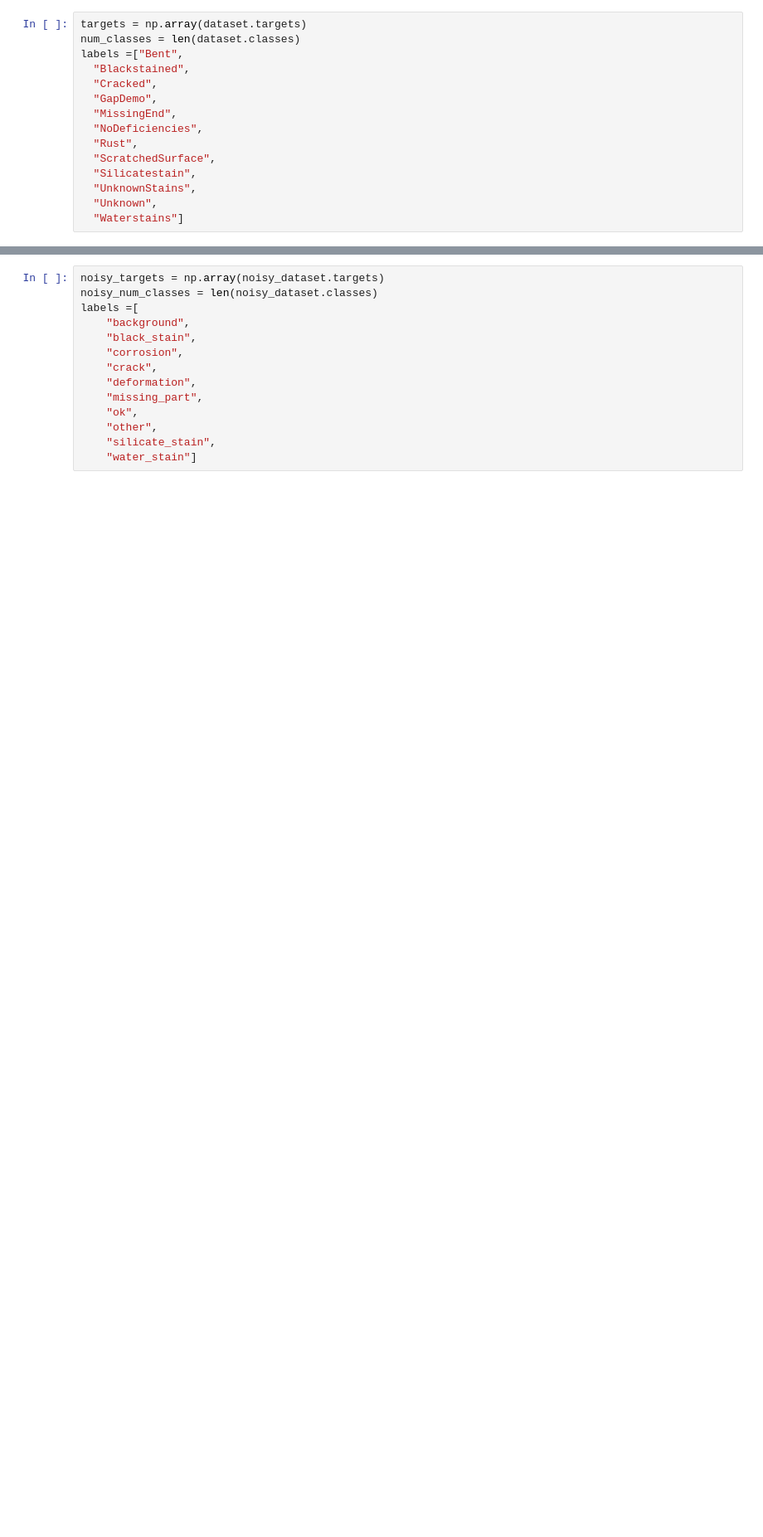
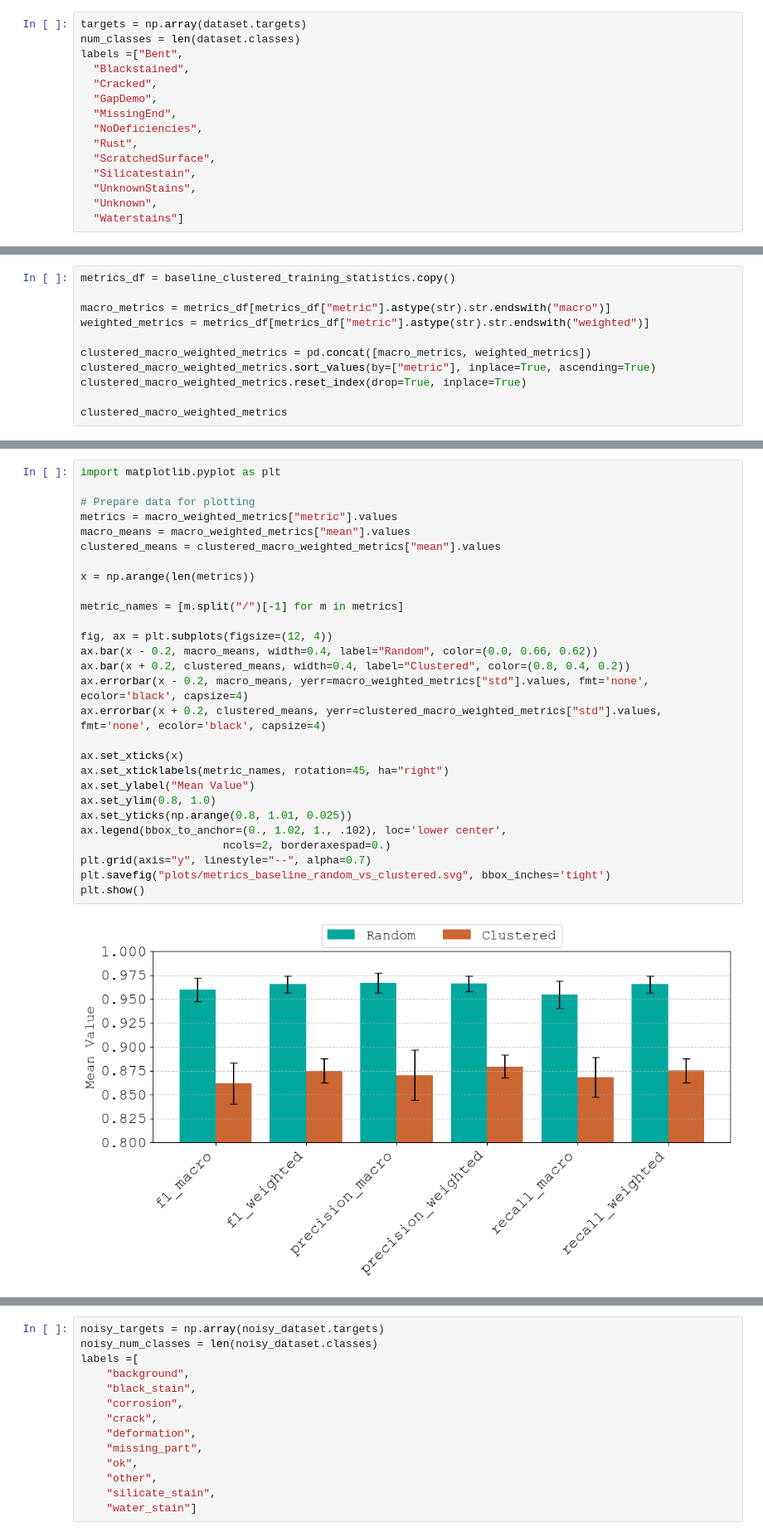
Before and after one commit to LukasBenner/NoisyLabelDefectDetection, a Jupyter notebook: notebooks/plots.ipynb, the cells around one changed output, grey strips where cells are left out. Shown at 83% size. Cells and saved outputs as stored; diff of their text form; blank space fills up the shorter version.

```diff
--- a/notebooks/plots.ipynb
+++ b/notebooks/plots.ipynb
@@ -55,0 +89,11 @@ plt.show()
+# %%
+metrics_df = baseline_clustered_training_statistics.copy()
+
+macro_metrics = metrics_df[metrics_df["metric"].astype(str).str.endswith("macro")]
+weighted_metrics = metrics_df[metrics_df["metric"].astype(str).str.endswith("weighted")]
+
+clustered_macro_weighted_metrics = pd.concat([macro_metrics, weighted_metrics])
+clustered_macro_weighted_metrics.sort_values(by=["metric"], inplace=True, ascending=True)
+clustered_macro_weighted_metrics.reset_index(drop=True, inplace=True)
+
+clustered_macro_weighted_metrics
@@ -55,0 +108,30 @@ plt.show()
+# %%
+import matplotlib.pyplot as plt
+
+# Prepare data for plotting
+metrics = macro_weighted_metrics["metric"].values
+macro_means = macro_weighted_metrics["mean"].values
+clustered_means = clustered_macro_weighted_metrics["mean"].values
+
+x = np.arange(len(metrics))
+
+metric_names = [m.split("/")[-1] for m in metrics]
+
+fig, ax = plt.subplots(figsize=(12, 4))
+ax.bar(x - 0.2, macro_means, width=0.4, label="Random", color=(0.0, 0.66, 0.62))
+ax.bar(x + 0.2, clustered_means, width=0.4, label="Clustered", color=(0.8, 0.4, 0.2))
+ax.errorbar(x - 0.2, macro_means, yerr=macro_weighted_metrics["std"].values, fmt='none', ecolor='black', capsize=4)
+ax.errorbar(x + 0.2, clustered_means, yerr=clustered_macro_weighted_metrics["std"].values, fmt='none', ecolor='black', capsize=4)
+
+ax.set_xticks(x)
+ax.set_xticklabels(metric_names, rotation=45, ha="right")
+ax.set_ylabel("Mean Value")
+ax.set_ylim(0.8, 1.0)
+ax.set_yticks(np.arange(0.8, 1.01, 0.025))
+ax.legend(bbox_to_anchor=(0., 1.02, 1., .102), loc='lower center',
+                      ncols=2, borderaxespad=0.)
+plt.grid(axis="y", linestyle="--", alpha=0.7)
+plt.savefig("plots/metrics_baseline_random_vs_clustered.svg", bbox_inches='tight')
+plt.show()
+# %% [output]
+[figure, added]
```
Also changed, not shown: parts of 40 cells of this notebook, 10 other files.
